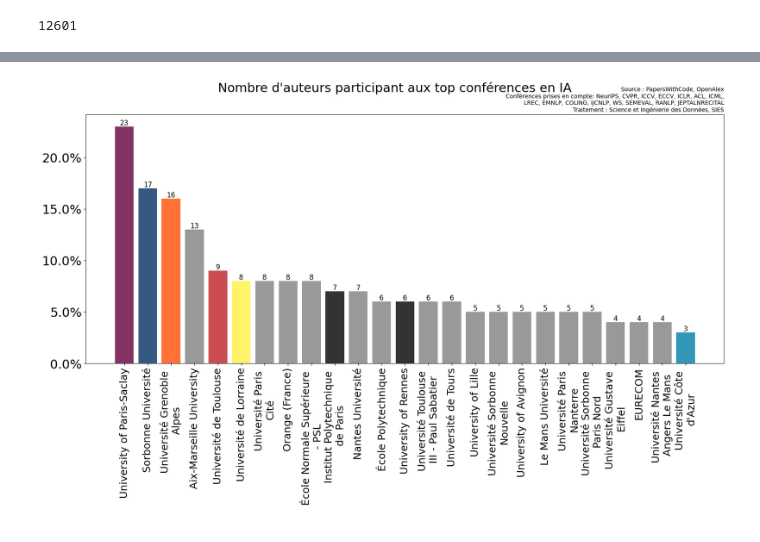
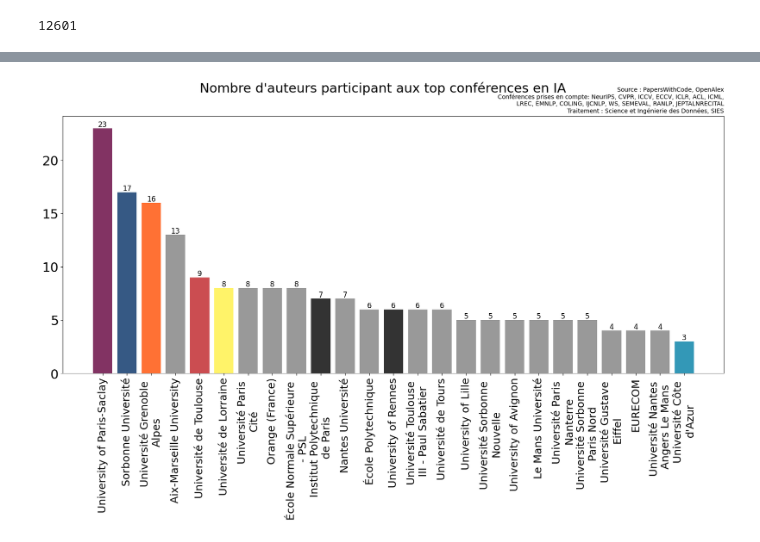
Before and after one commit to dataesr/ia-tracker, a Jupyter notebook: notebooks/PapersWithCode.ipynb, the cells around one changed output, grey strips where cells are left out. Saved outputs shown, nothing was run; the diff lists cells and outputs as text; code cells hidden in the pictures.

```diff
--- a/notebooks/PapersWithCode.ipynb
+++ b/notebooks/PapersWithCode.ipynb
@@ -199,14 +199,14 @@ for e in top_etab_filtered:
 # %%
 fig, ax = plt.subplots(figsize=(20,8), dpi=100)
 
 ax.bar([e['label'] for e in top_etab_filtered], top_authors,
        alpha=0.8, color=colors
       )
 plt.suptitle(f"Nombre d'auteurs participant aux top conférences en IA")
 plt.title('Source : PapersWithCode, OpenAlex\nConférences prises en compte: NeurIPS, CVPR, ICCV, ECCV, ICLR, ACL, ICML,\nLREC, EMNLP, COLING, IJCNLP, WS, SEMEVAL, RANLP, JEPTALNRECITAL\nTraitement : Science et Ingénierie des Données, SIES', size=10, loc='right')
-ax.yaxis.set_major_formatter(mtick.PercentFormatter())
+#ax.yaxis.set_major_formatter(mtick.PercentFormatter())
 ax.set_xticklabels([e['label'] for e in top_etab_filtered], rotation='vertical', fontsize=SMALL_SIZE)
 for i in range(len(top_authors)):
     plt.text(i, top_authors[i]+0.15, str(top_authors[i]), ha = 'center', fontsize=12)
 # %% [output]
-[figure, old version]
+[figure, new version]
```
